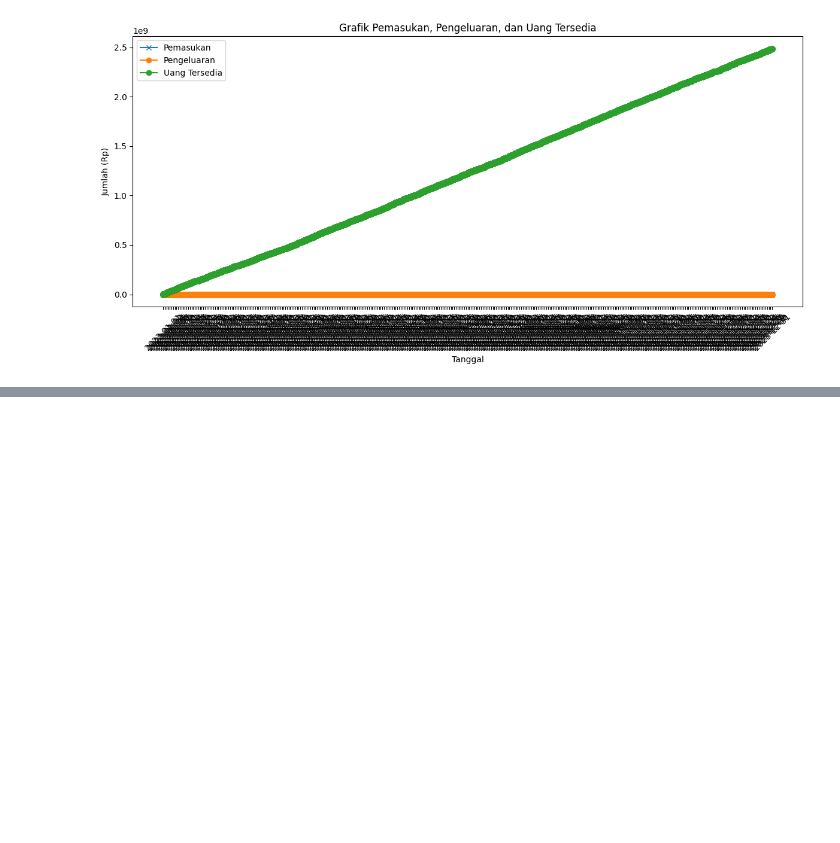
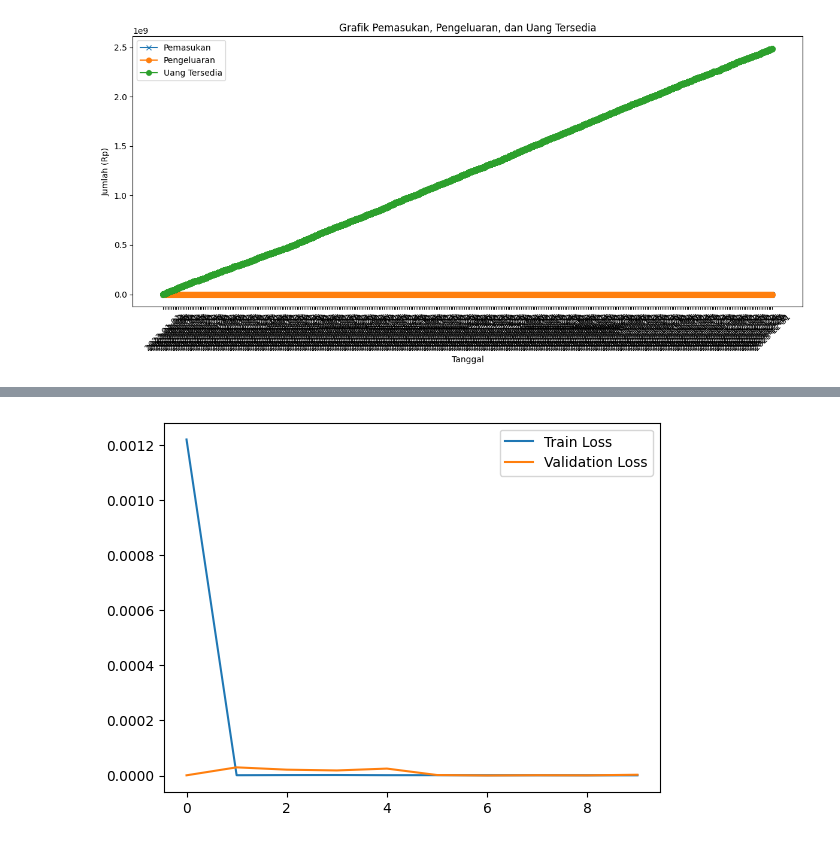
Before and after one commit to mmhdagungg/capstone-bangkit-2024, a Jupyter notebook: Build_Model_Bangkit_Academy.ipynb, the cells around one changed output, grey strips where cells are left out. Saved outputs shown, nothing was run; the diff lists cells and outputs as text; code cells hidden in the pictures; blank space fills up the shorter version.

```diff
--- a/Build_Model_Bangkit_Academy.ipynb
+++ b/Build_Model_Bangkit_Academy.ipynb
@@ -97,0 +98,61 @@ plt.show()
+# %%
+#mencoba build time series forecasting LSTM
+import tensorflow as tf
+from sklearn.model_selection import train_test_split
+from sklearn.preprocessing import MinMaxScaler
+from datetime import datetime
+
+df.sort_values('Tanggal', inplace=True)
+
+# Select "Uang Tersedia" for time series forecasting
+uang_tersedia = df[['Uang Tersedia']].values
+
+# Menormalisasikan uang tersedia
+scaler = MinMaxScaler()
+uang_tersedia_normalized = scaler.fit_transform(uang_tersedia)
+
+# pilih ukuran windows
+WINDOW_SIZE = 30
+
+# membuat sliding windows
+def create_sequences(data, window_size):
+    sequences = []
+    labels = []
+    for i in range(len(data) - window_size):
+        sequences.append(data[i:i + window_size])
+        labels.append(data[i + window_size])
+    return np.array(sequences), np.array(labels)
+
+X, y = create_sequences(uang_tersedia_normalized, WINDOW_SIZE)
+
+# Split data
+X_train, X_test, y_train, y_test = train_test_split(X, y, test_size=0.2, random_state=42, shuffle=False)
+
+# Membuat model lstm (coba coba)
+model = tf.keras.models.Sequential([
+    tf.keras.layers.LSTM(50, activation='relu', input_shape=(WINDOW_SIZE, 1)),
+    tf.keras.layers.Dense(1)
+])
+
+# Compile model
+model.compile(optimizer='adam', loss='mse')
+
+# Training model
+history = model.fit(X_train, y_train, epochs=10, batch_size=32, validation_data=(X_test, y_test))
+
+# visualisasi
+import matplotlib.pyplot as plt
+
+plt.plot(history.history['loss'], label='Train Loss')
+plt.plot(history.history['val_loss'], label='Validation Loss')
+plt.legend()
+plt.show()
+
+# Evaluate the model
+test_loss = model.evaluate(X_test, y_test)
+print("Test Loss:", test_loss)
+
+#membuat prediksi dengan model
+predictions = model.predict(X_test)
+predicted_values = scaler.inverse_transform(predictions)
+# %% [output]
@@ -97,0 +179 @@ plt.show()
+[figure, added]
```
Also changed, not shown: parts of 2 cells of this notebook.
